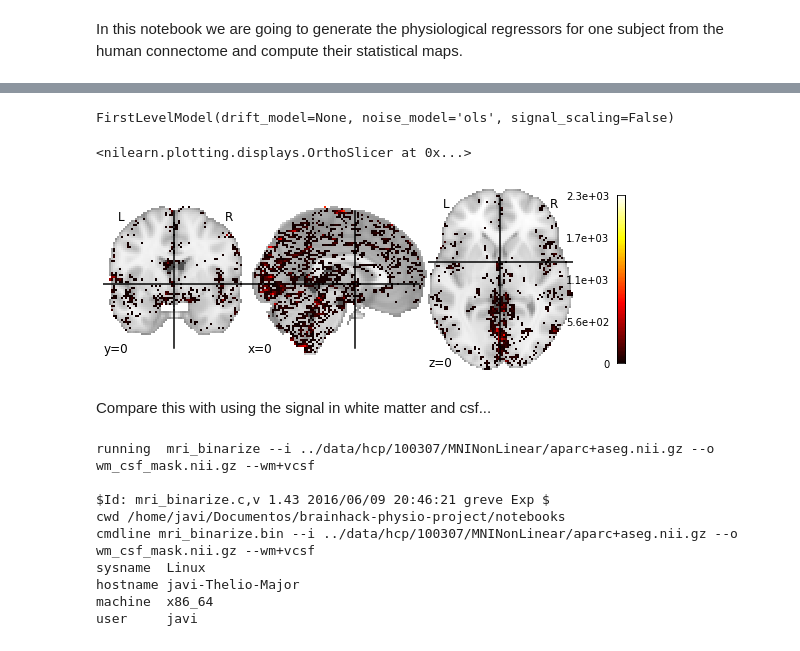
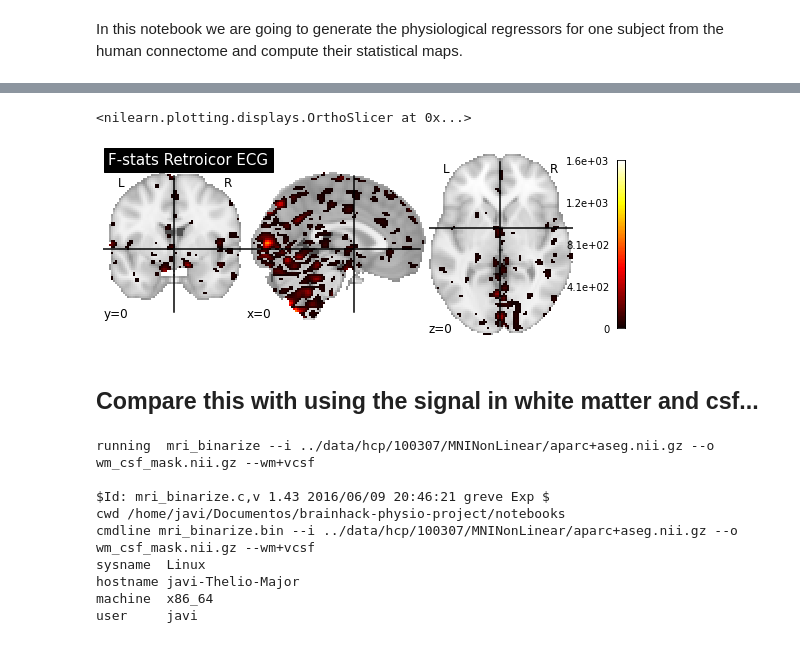
Before and after one commit to CoAxLab/niphlem, a Jupyter notebook: notebooks/demo_hcp.ipynb, the cells around one changed output, grey strips where cells are left out. Drawn from its saved outputs; the diff is of its cells as text; code cells hidden in the pictures.

```diff
--- a/notebooks/demo_hcp.ipynb
+++ b/notebooks/demo_hcp.ipynb
@@ -24,7 +24,7 @@ ecg_regressors = retro_ecg.compute_regressors(signal=ecg_signal, time_scan=frame
 # %%
 from nilearn.glm.first_level import FirstLevelModel
 
-first_level = FirstLevelModel(drift_model=None, noise_model='ols', signal_scaling=False)
+first_level = FirstLevelModel(drift_model=None, noise_model='ols', signal_scaling=False, smoothing_fwhm=6)
 dm = pd.DataFrame(np.column_stack(([1]*n_samples,  motion, ecg_regressors)),
                   columns= ["constant"] + [f"motion_{ii+1}" for ii in range(motion.shape[1])] +
                   ["physio1", "physio2", "physio3", "physio4"])
@@ -39,17 +39,13 @@ dm.head()
 # %%
 first_level.fit(bold_img, design_matrices=dm)
 res_dict = first_level.compute_contrast("physio1+physio2+physio3+physio4", stat_type="F", output_type="all")
-# %% [output]
-FirstLevelModel(drift_model=None, noise_model='ols', signal_scaling=False)
 # %%
 from nilearn import plotting
 from nilearn.image import math_img
-plotting.plot_stat_map(math_img("img1*(img2<0.0001)",
-                                img1=res_dict['stat'],
-                                img2=res_dict['p_value']),
-                       cut_coords=(0,0,0))
+plotting.plot_stat_map(math_img("img1*(img2<0.0001)", img1=res_dict['stat'], img2=res_dict['p_value']),
+                       cut_coords=(0,0,0), title="F-stats Retroicor ECG")
 # %% [output]
 <nilearn.plotting.displays.OrthoSlicer at 0x...>
-[figure, old version]
+[figure, new version]
 # %% [markdown]
-Compare this with using the signal in white matter and csf...
+## Compare this with using the signal in white matter and csf...
```
Also changed, not shown: parts of 8 cells of this notebook, 4 other files.
